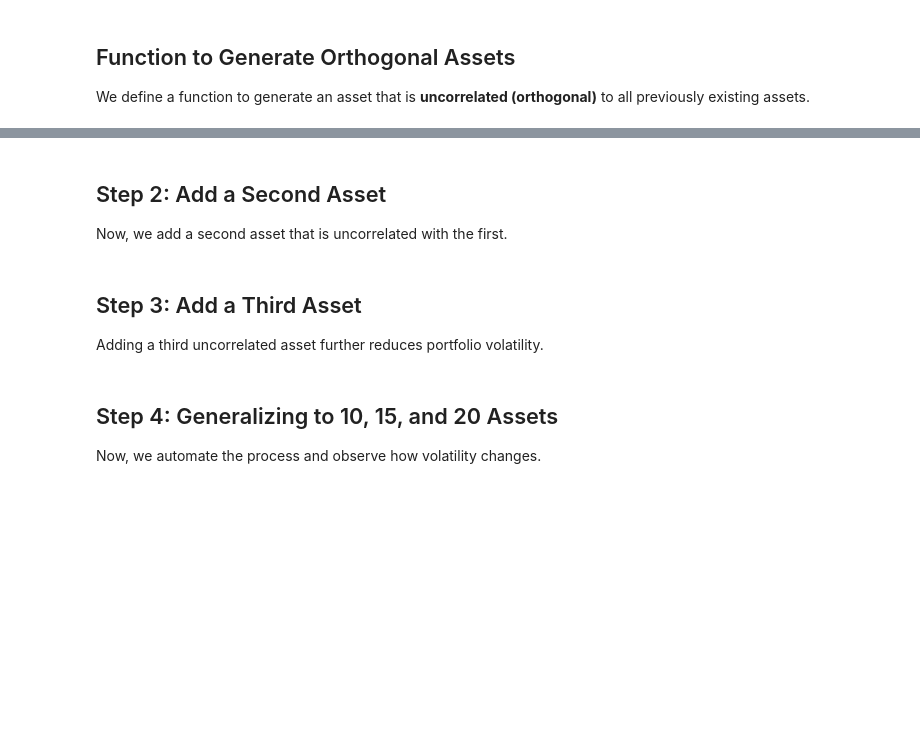
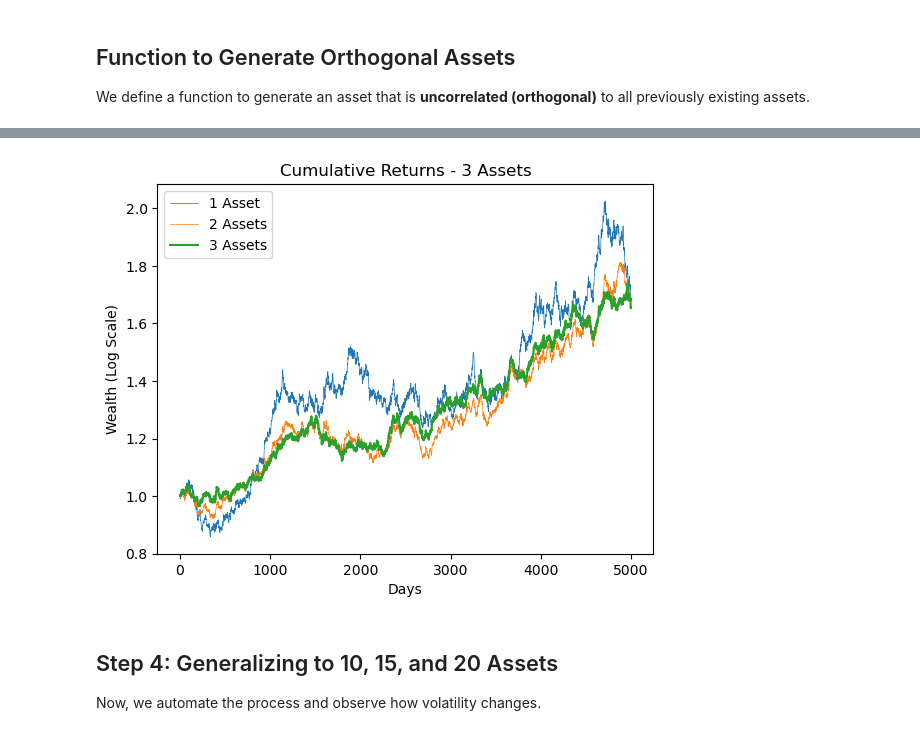
Before and after one commit to QuantLandi/computational-investing-exercises, a Jupyter notebook: day4_orthogonality.ipynb, the cells around one changed output, grey strips where cells are left out. Drawn from its saved outputs; the diff is of its cells as text; code cells hidden in the pictures; blank space fills up the shorter version.

```diff
--- a/day4_orthogonality.ipynb
+++ b/day4_orthogonality.ipynb
@@ -33,20 +158,17 @@ We begin with one asset that follows a normal distribution.
 # %%
-np.random.seed(42)
-mean_daily_return = 0.0001
-daily_volatility = 0.004
-num_days = 25000
+third_asset = generate_orthogonal_asset([primary_returns, second_asset], mean_daily_return, daily_volatility, num_days)
+weights_3 = [1/3, 1/3, 1/3]
+three_asset_portfolio = weights_3[0] * primary_returns + weights_3[1] * second_asset + weights_3[2] * third_asset
+three_asset_cum_returns = (1 + three_asset_portfolio).cumprod()
 
-primary_returns = np.random.normal(loc=mean_daily_return, scale=daily_volatility, size=num_days)
-primary_cum_returns = (1 + primary_returns).cumprod()
-
-plt.plot(primary_cum_returns, label="1 Asset")
-plt.yscale("log")
-plt.title("Cumulative Returns - 1 Asset")
+plt.plot(primary_cum_returns, label="1 Asset", linewidth=0.5)
+plt.plot(two_asset_cum_returns, label="2 Assets", linewidth=0.5)
+plt.plot(three_asset_cum_returns, label="3 Assets", linewidth=1.5)
+# plt.yscale("log")
+plt.title("Cumulative Returns - 3 Assets")
 plt.xlabel("Days")
 plt.ylabel("Wealth (Log Scale)")
 plt.legend()
 plt.show()
+# %% [output]
+[figure, added]
-# %% [markdown]
-## Step 2: Add a Second Asset
-
-Now, we add a second asset that is uncorrelated with the first.
@@ -67,4 +174,0 @@ plt.show()
-# %% [markdown]
-## Step 3: Add a Third Asset
-
-Adding a third uncorrelated asset further reduces portfolio volatility.
```
Also changed, not shown: parts of 10 cells of this notebook.
